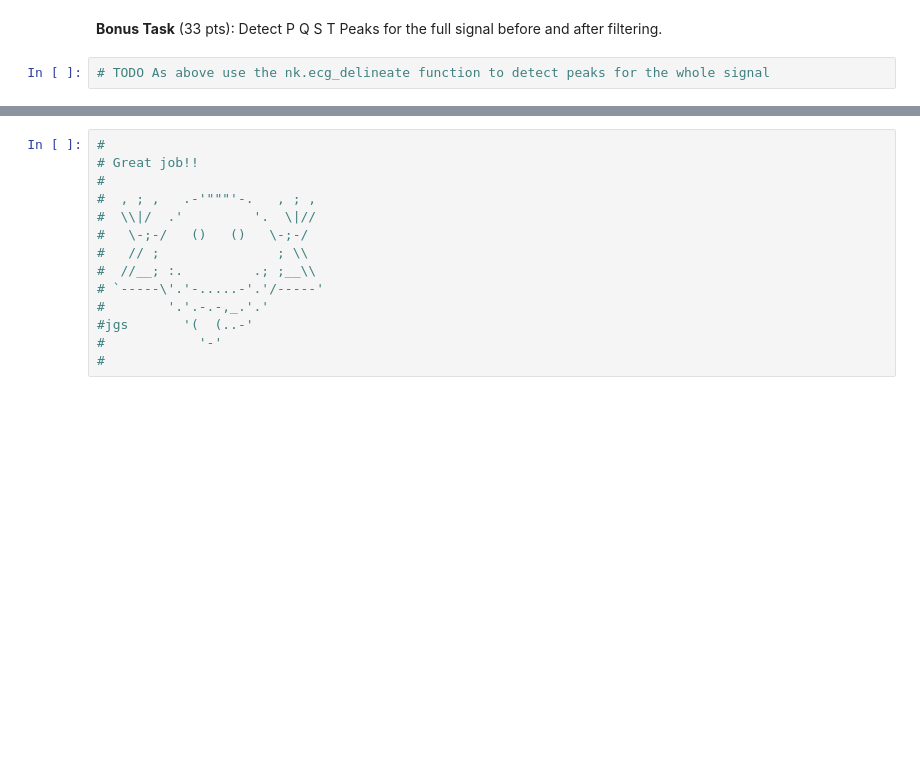
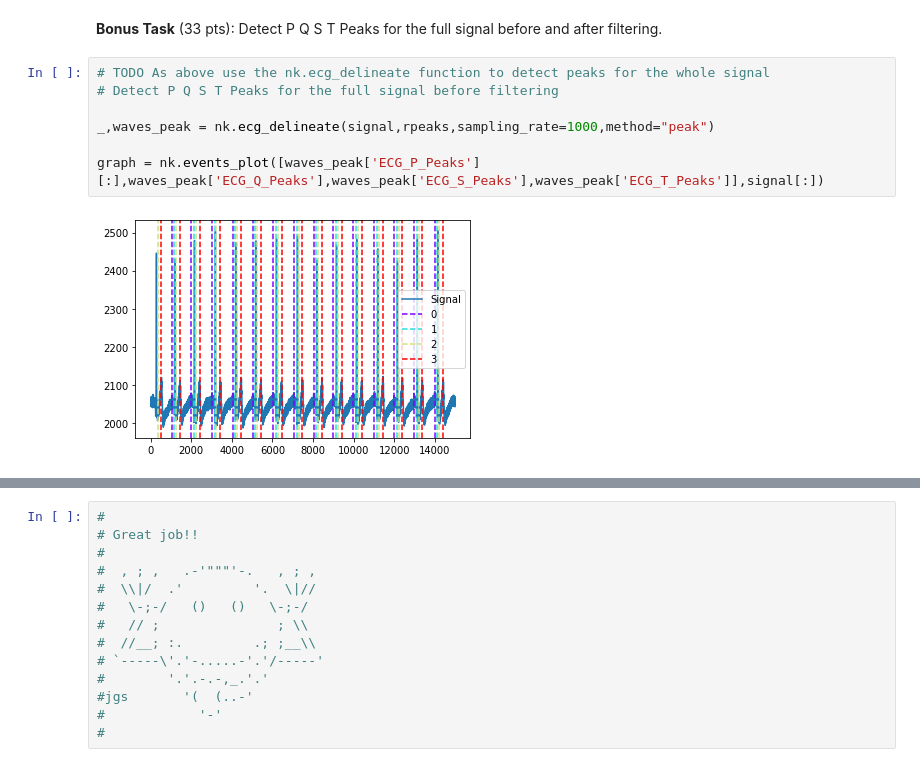
Before and after one commit to bostongfx/cs666student_2023, a Jupyter notebook: Copy_of_CS666_Assignment_1.ipynb, the cells around one changed output, grey strips where cells are left out. Cells and saved outputs as stored; diff of their text form; blank space fills up the shorter version.

```diff
--- a/Copy_of_CS666_Assignment_1.ipynb
+++ b/Copy_of_CS666_Assignment_1.ipynb
@@ -162,6 +171,13 @@ Yes it does !
 **Bonus Task** (33 pts): Detect P Q S T Peaks for the full signal before and after filtering.
 # %%
 # TODO As above use the nk.ecg_delineate function to detect peaks for the whole signal
+# Detect P Q S T Peaks for the full signal before filtering
+
+_,waves_peak = nk.ecg_delineate(signal,rpeaks,sampling_rate=1000,method="peak")
+
+graph = nk.events_plot([waves_peak['ECG_P_Peaks'][:],waves_peak['ECG_Q_Peaks'],waves_peak['ECG_S_Peaks'],waves_peak['ECG_T_Peaks']],signal[:])
+# %% [output]
+[figure, added]
 # %%
 # TODO Let's filter the signal and see if the detection improves.
 # Hint: You can use nk.signal_filter to define a bandpass.
```
Also changed, not shown: parts of 8 cells of this notebook.
